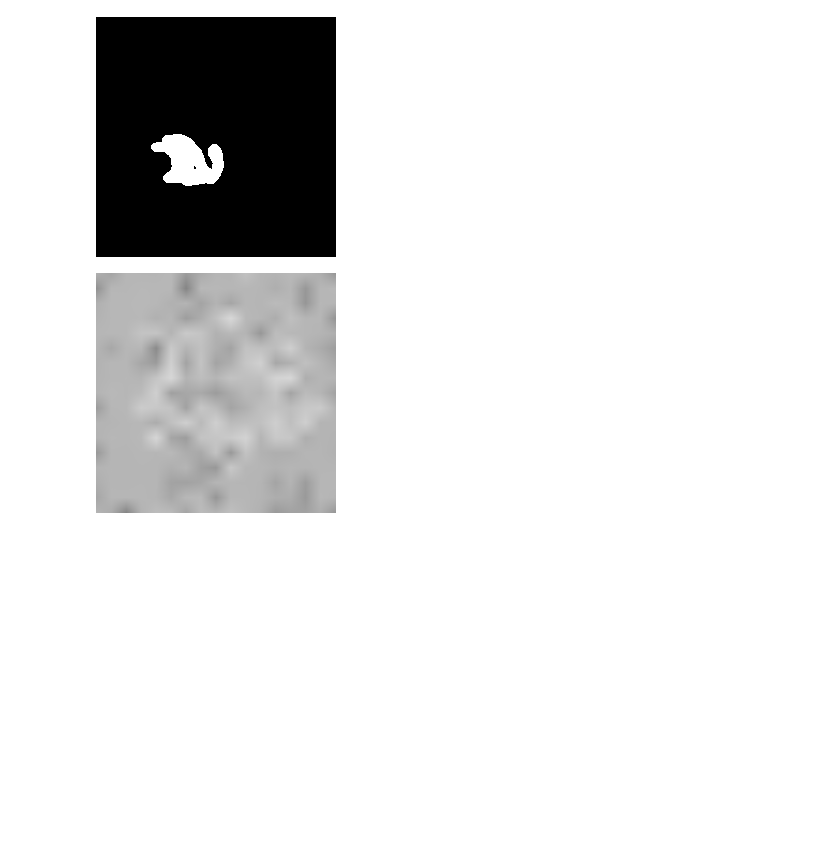
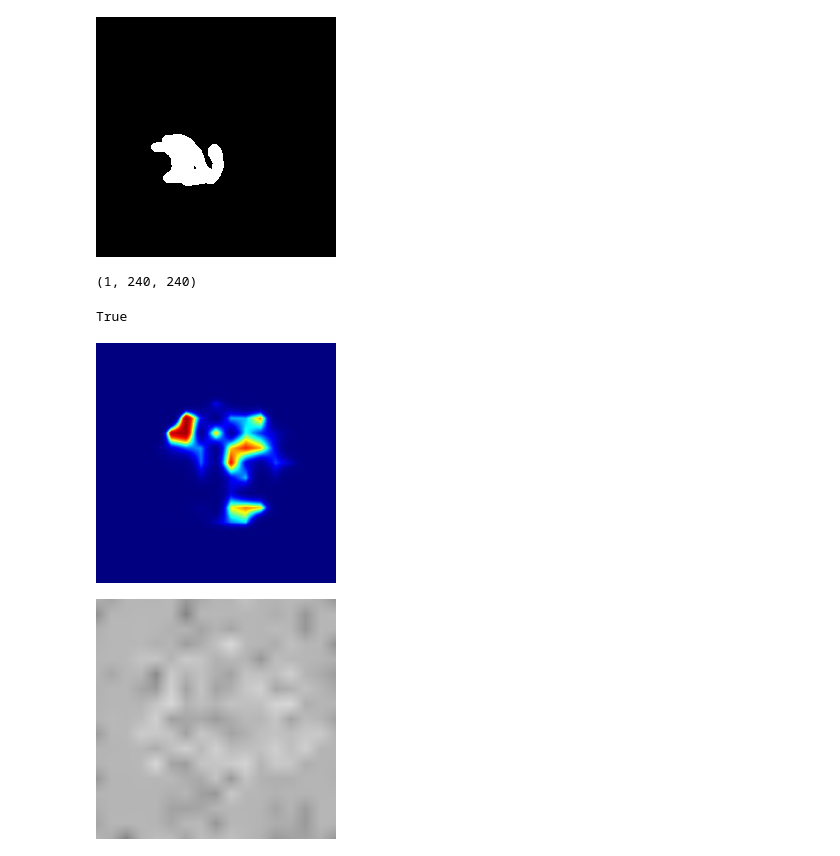
Before and after one commit to vvthai10/mla-pl, a Jupyter notebook: visualize_heatmap.ipynb, the cells around one changed output. Drawn from its saved outputs; the diff is of its cells as text; code cells hidden in the pictures; blank space fills up the shorter version.

```diff
--- a/visualize_heatmap.ipynb
+++ b/visualize_heatmap.ipynb
@@ -143,0 +191,11 @@ with torch.no_grad(), torch.cuda.amp.autocast():
+# %%
+final_score_map.shape
+# %% [output]
+(1, 240, 240)
+# %%
+anomaly_map_np = (anomaly_maps[0] * 255).squeeze().cpu().detach().numpy().astype(np.uint8)
+heatmap_colored = cv2.applyColorMap(anomaly_map_np, cv2.COLORMAP_JET)
+heatmap_path = f"heatmap_1.jpg"  # Path to save the heatmap image
+cv2.imwrite(heatmap_path, heatmap_colored)
+# %% [output]
+True
@@ -144,3 +208,9 @@ with torch.no_grad(), torch.cuda.amp.autocast():
+# %%
+check_img_path = "heatmap_1.jpg"
+check_img = Image.open(check_img_path).convert('RGB')
+check_img
+# %% [output]
+[figure, added]
 # %%
 batch = input_image.shape[0]
 second_input = []
```
Also changed, not shown: parts of 4 cells of this notebook, 2 other files.
